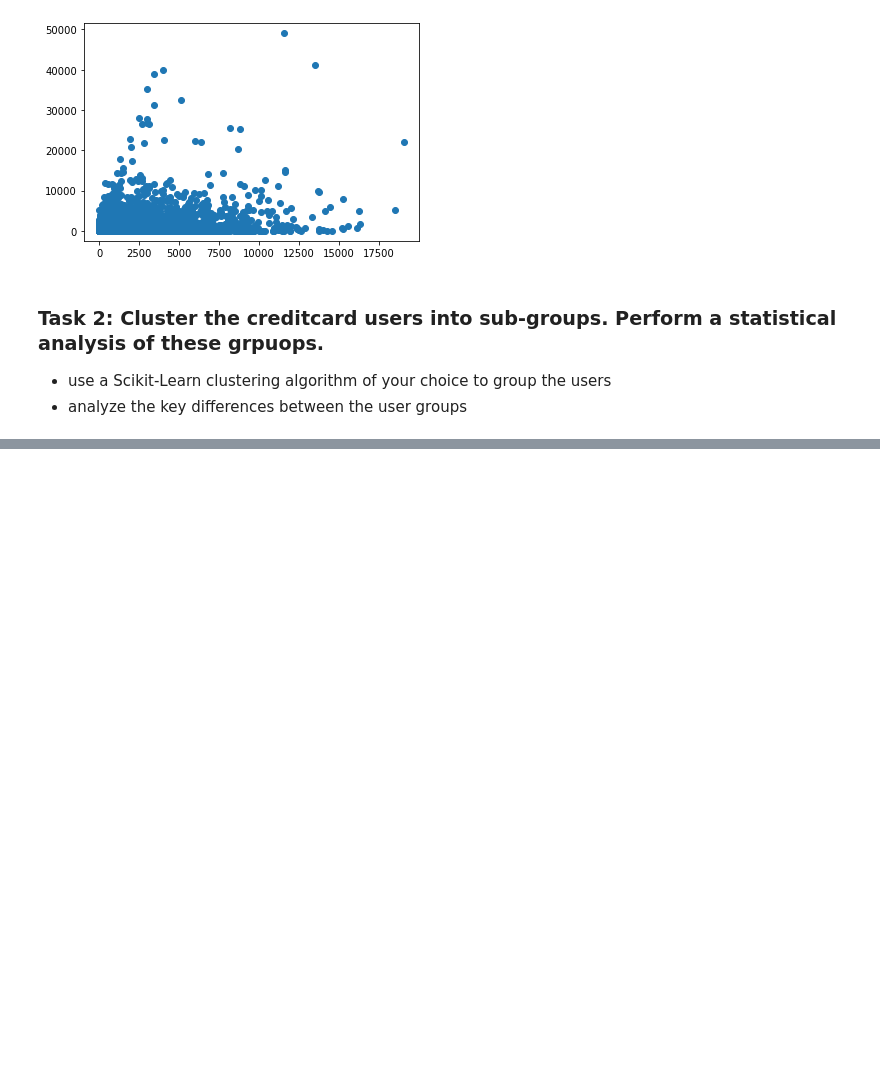
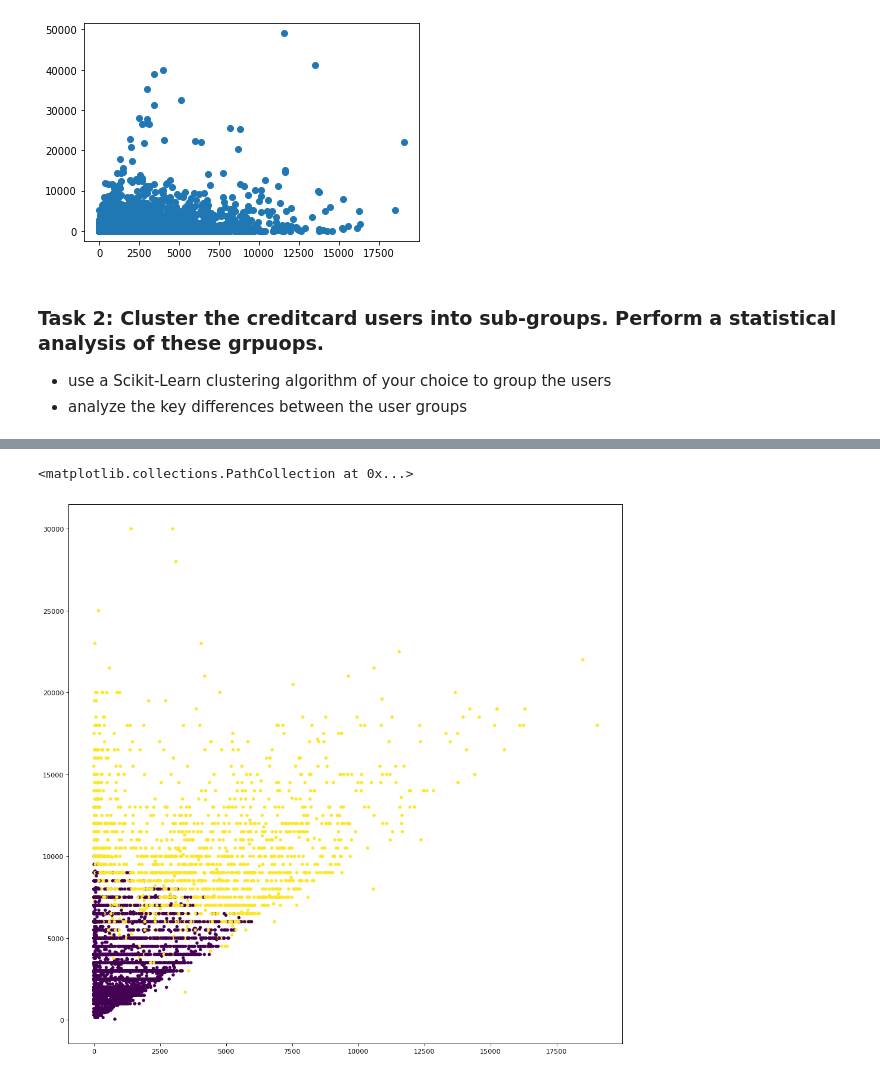
Before and after one commit to kromy99/DataMining2020, a Jupyter notebook: week4/Assignment_2.ipynb, the cells around one changed output, grey strips where cells are left out. Saved outputs shown, nothing was run; the diff lists cells and outputs as text; code cells hidden in the pictures; blank space fills up the shorter version.

```diff
--- a/week4/Assignment_2.ipynb
+++ b/week4/Assignment_2.ipynb
@@ -236,0 +283,6 @@ from sklearn.cluster import DBSCAN
+# %%
+plt.figure(figsize=(15, 15), dpi=80)
+plt.scatter(dataNoID.iloc[:, 0], dataNoID.iloc[:, 12], c=kmeans, s=15)
+# %% [output]
+<matplotlib.collections.PathCollection at 0x...>
+[figure, added]
```
Also changed, not shown: parts of 24 cells of this notebook, 1 other file.
